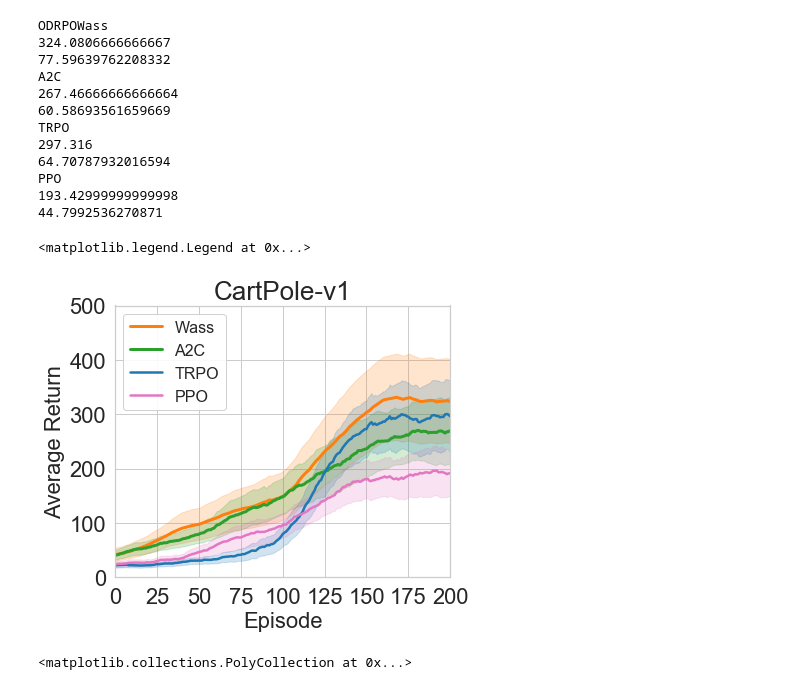
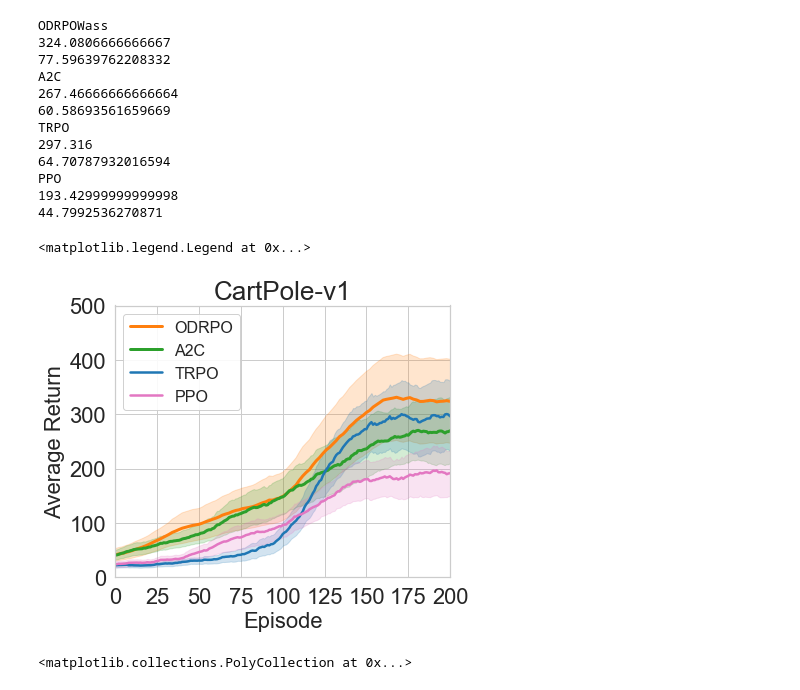
Before and after one commit to kadysongbb/efficient-wpo, a Jupyter notebook: discrete_control/view_training_discrete.ipynb, the cells around one changed output. Drawn from its saved outputs; the diff is of its cells as text; code cells hidden in the pictures.

Commit message:
update figure legend

```diff
--- a/discrete_control/view_training_discrete.ipynb
+++ b/discrete_control/view_training_discrete.ipynb
@@ -91,7 +91,7 @@ plt.title('CartPole-v1', fontsize = 26)
 # DRPO Wass
 eps_per_iter = 2
 moving_average = find_drpo_moving_avg(wass_file_list, window_size,0.5)
-ax.plot(np.arange(len(moving_average[0]))*eps_per_iter, moving_average[0], label='Wass', linewidth = 3, color = "tab:orange")
+ax.plot(np.arange(len(moving_average[0]))*eps_per_iter, moving_average[0], label='ODRPO', linewidth = 3, color = "tab:orange")
 ax.fill_between(np.arange(len(moving_average[0]))*eps_per_iter, moving_average[1], moving_average[2], alpha=0.2, color = "tab:orange")
 print('ODRPOWass')
 print(np.mean(moving_average[0][int(190/eps_per_iter):int(200/eps_per_iter)]))
@@ -119,34 +119,34 @@ print(np.mean(moving_average[0][190:200]))
 print(np.mean(moving_average[2][190:200]) - np.mean(moving_average[0][190:200]))
 
 # read PPO baseline results
 ppo_log_name = ['./tmp/ppo_cartpole_monitor1.csv','./tmp/ppo_cartpole_monitor2.csv',
                './tmp/ppo_cartpole_monitor3.csv','./tmp/ppo_cartpole_monitor4.csv',
                './tmp/ppo_cartpole_monitor5.csv']
 window_size = 30
 moving_average = find_baseline_moving_avg(ppo_log_name, window_size,0.5)
 ax.plot(np.arange(len(moving_average[0])), moving_average[0], label='PPO', linewidth = 2.5, color = "tab:pink")
 ax.fill_between(np.arange(len(moving_average[0])), moving_average[1], moving_average[2], alpha=0.2, color = "tab:pink")
 print('PPO')
 print(np.mean(moving_average[0][190:200]))
 print(np.mean(moving_average[2][190:200]) - np.mean(moving_average[0][190:200]))
 
 plt.rcParams["legend.framealpha"] = 0.9
 ax.legend(loc='upper left', fontsize = 16)
 # %% [output]
 ODRPOWass
 324.0806666666667
 77.59639762208332
 A2C
 267.46666666666664
 60.58693561659669
 TRPO
 297.316
 64.70787932016594
 PPO
 193.42999999999998
 44.7992536270871
 <matplotlib.legend.Legend at 0x...>
-[figure, old version]
+[figure, new version]
 # %%
 sns.set()
 sns.set_style("whitegrid")
```
Also changed, not shown: parts of 3 cells of this notebook.
